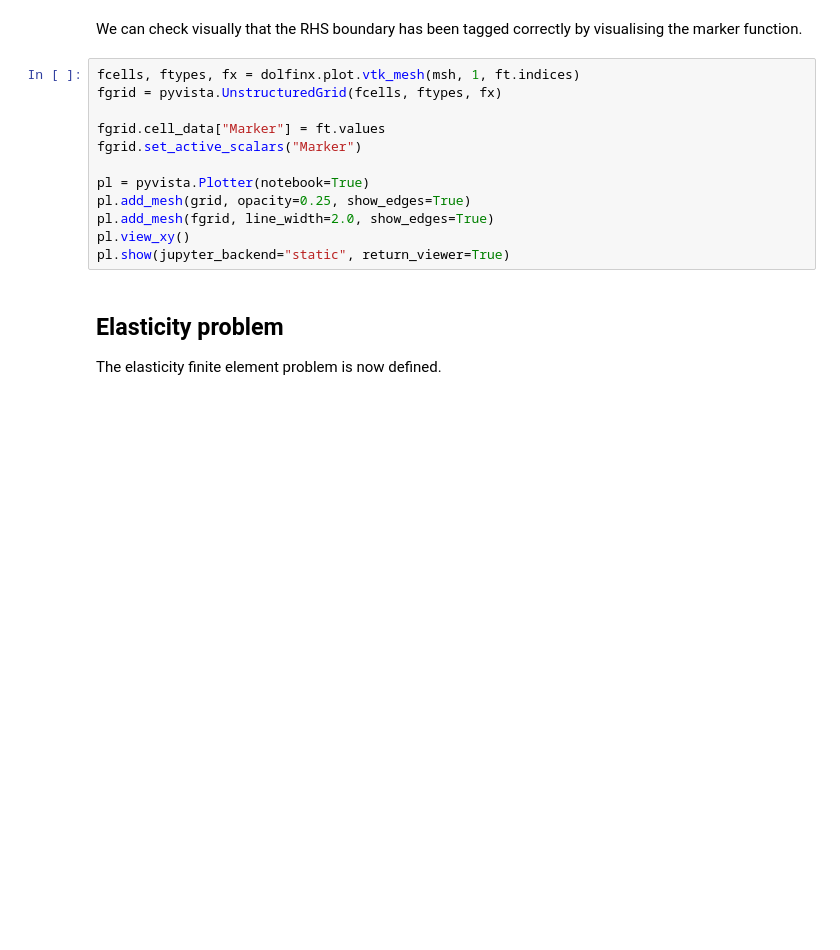
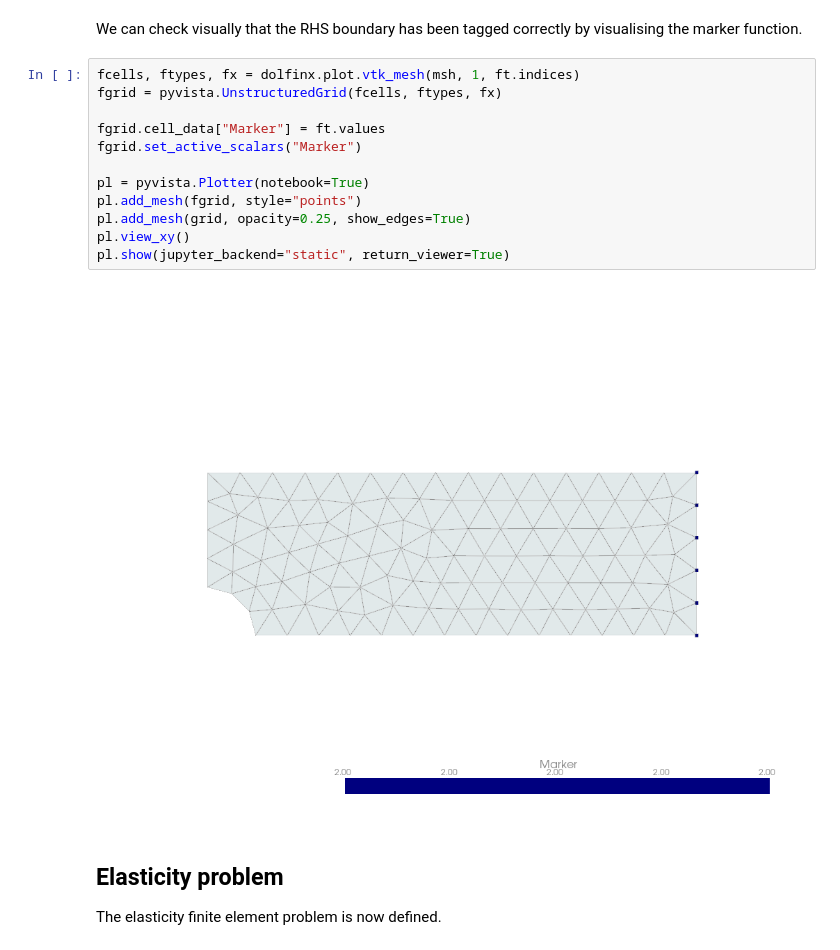
Before and after one commit to garth-wells/CUED-3D7-Lab, a Jupyter notebook: 3D7.ipynb, the cells around one changed output. Drawn from its saved outputs; the diff is of its cells as text; blank space fills up the shorter version.

```diff
--- a/3D7.ipynb
+++ b/3D7.ipynb
@@ -234,15 +252,17 @@ We can check visually that the RHS boundary has been tagged correctly by visuali
 # %%
 fcells, ftypes, fx = dolfinx.plot.vtk_mesh(msh, 1, ft.indices)
 fgrid = pyvista.UnstructuredGrid(fcells, ftypes, fx)
 
 fgrid.cell_data["Marker"] = ft.values
 fgrid.set_active_scalars("Marker")
 
 pl = pyvista.Plotter(notebook=True)
+pl.add_mesh(fgrid, style="points")
 pl.add_mesh(grid, opacity=0.25, show_edges=True)
-pl.add_mesh(fgrid, line_width=2.0, show_edges=True)
 pl.view_xy()
 pl.show(jupyter_backend="static", return_viewer=True)
+# %% [output]
+[figure, added]
 # %% [markdown]
 ## Elasticity problem
 
```
Also changed, not shown: parts of 14 cells of this notebook, 1 other file.
